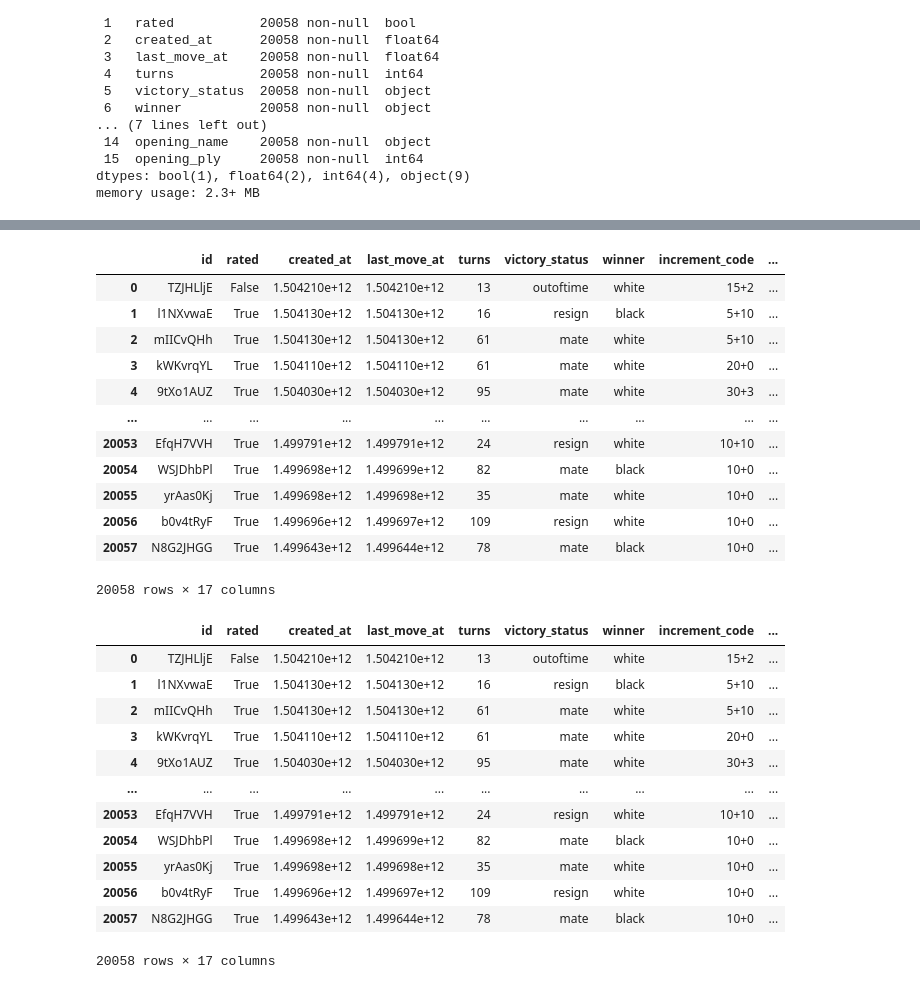
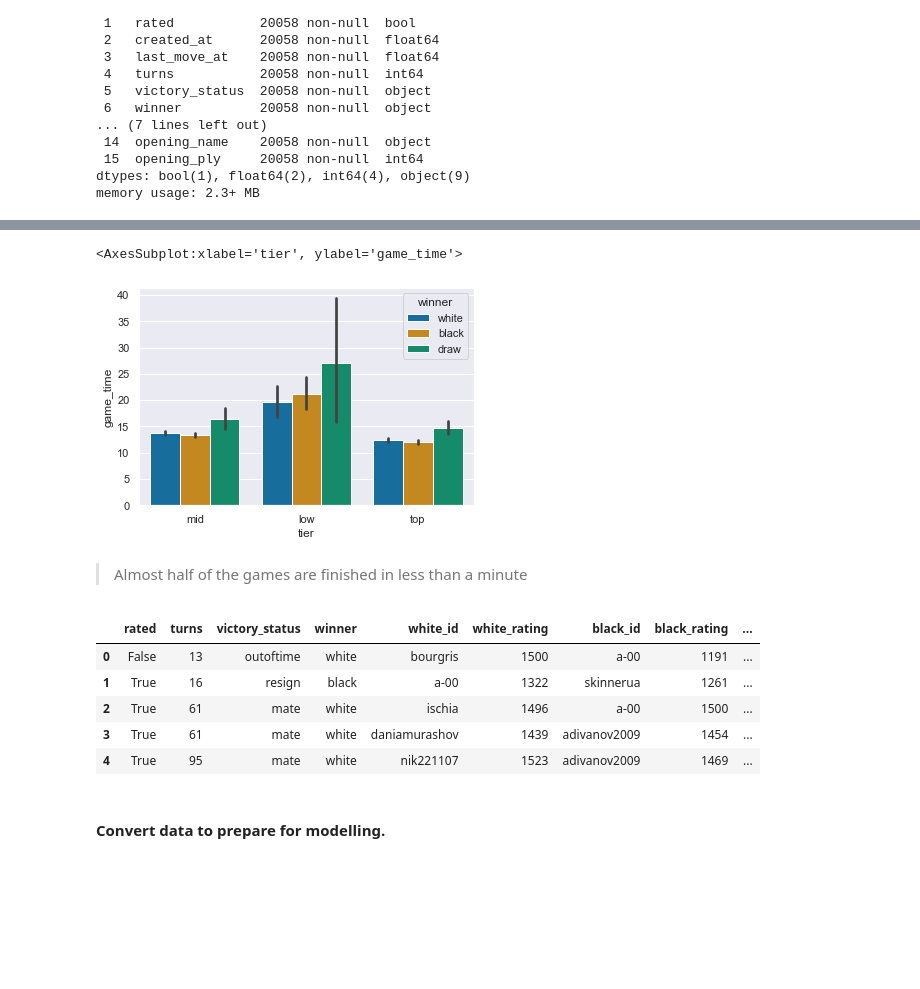
Before and after one commit to salemeid/Tuwaiq-DS-my-project, a Jupyter notebook: Chess_Winning_Move.ipynb, the cells around one changed output, grey strips where cells are left out. Cells and saved outputs as stored; diff of their text form; code cells hidden in the pictures; blank space fills up the shorter version.

```diff
--- a/Chess_Winning_Move.ipynb
+++ b/Chess_Winning_Move.ipynb
@@ -143,0 +226,4 @@ df2['ratings_diff'] = df2['white_rating']-df2['black_rating']
+# %%
+# let's split the move name and concatante the first two words ~
+df['opening_name'] = df['opening_name'].str.split(' ').str[0:2]
+df['opening_name'] = df.opening_name.apply(lambda x: ' '.join([str(i).replace(':','') for i in x]))
@@ -143,0 +271,16 @@ df2['ratings_diff'] = df2['white_rating']-df2['black_rating']
+# %%
+# create a list of our conditions
+conditions = [
+    ((df['white_rating']+df['black_rating']) / 2 < 1200),
+    ((df['white_rating']+df['black_rating']) / 2 >= 1200) & ((df['white_rating']+df['black_rating']) / 2 <= 1800),
+    ((df['white_rating']+df['black_rating']) / 2 > 1800)
+    ]
+
+# create a list of the values we want to assign for each condition
+values = ['low', 'mid', 'top']
+
+# create a new column and use np.select to assign values to it using our lists as arguments
+df['tier'] = np.select(conditions, values)
+
+# display updated DataFrame
+df.tail()
@@ -143,0 +330,2 @@ df2['ratings_diff'] = df2['white_rating']-df2['black_rating']
+# %%
+df2 = df.drop(['id','created_at','last_move_at','created_at_dt','last_move_at_dt','increment_code','moves','opening_eco'],axis=1)
@@ -194,2 +419,0 @@ df2['opening_name'].nunique()
-# %%
-df2['opening_name_shrt'] =df2['opening_name'].str.split(":")
@@ -196,16 +425,16 @@ df2['opening_name_shrt'] =df2['opening_name'].str.split(":")
+# %%
+sns.barplot(y='game_time',x='tier',hue='winner',data=df2,palette="colorblind")
+# %% [output]
+<AxesSubplot:xlabel='tier', ylabel='game_time'>
+[figure, added]
+# %% [markdown]
+> Almost half of the games are finished in less than a minute
 # %%
-df2
+df2.head()
 # %% [output]
-|  | id | rated | created_at | last_move_at | turns | victory_status | winner | increment_code | ... |
-| 0 | TZJHLljE | False | 1.504210e+12 | 1.504210e+12 | 13 | outoftime | white | 15+2 | ... |
-| 1 | l1NXvwaE | True | 1.504130e+12 | 1.504130e+12 | 16 | resign | black | 5+10 | ... |
-| 2 | mIICvQHh | True | 1.504130e+12 | 1.504130e+12 | 61 | mate | white | 5+10 | ... |
-| 3 | kWKvrqYL | True | 1.504110e+12 | 1.504110e+12 | 61 | mate | white | 20+0 | ... |
-| 4 | 9tXo1AUZ | True | 1.504030e+12 | 1.504030e+12 | 95 | mate | white | 30+3 | ... |
-| ... | ... | ... | ... | ... | ... | ... | ... | ... | ... |
-| 20053 | EfqH7VVH | True | 1.499791e+12 | 1.499791e+12 | 24 | resign | white | 10+10 | ... |
-| 20054 | WSJDhbPl | True | 1.499698e+12 | 1.499699e+12 | 82 | mate | black | 10+0 | ... |
-| 20055 | yrAas0Kj | True | 1.499698e+12 | 1.499698e+12 | 35 | mate | white | 10+0 | ... |
-| 20056 | b0v4tRyF | True | 1.499696e+12 | 1.499697e+12 | 109 | resign | white | 10+0 | ... |
-| 20057 | N8G2JHGG | True | 1.499643e+12 | 1.499644e+12 | 78 | mate | black | 10+0 | ... |
+|  | rated | turns | victory_status | winner | white_id | white_rating | black_id | black_rating | ... |
+| 0 | False | 13 | outoftime | white | bourgris | 1500 | a-00 | 1191 | ... |
+| 1 | True | 16 | resign | black | a-00 | 1322 | skinnerua | 1261 | ... |
+| 2 | True | 61 | mate | white | ischia | 1496 | a-00 | 1500 | ... |
+| 3 | True | 61 | mate | white | daniamurashov | 1439 | adivanov2009 | 1454 | ... |
+| 4 | True | 95 | mate | white | nik221107 | 1523 | adivanov2009 | 1469 | ... |
-20058 rows × 17 columns
@@ -214,16 +441,2 @@ df2['rated']= df2.rated.replace('True',0)
-# %%
-df2
-# %% [output]
-|  | id | rated | created_at | last_move_at | turns | victory_status | winner | increment_code | ... |
-| 0 | TZJHLljE | False | 1.504210e+12 | 1.504210e+12 | 13 | outoftime | white | 15+2 | ... |
-| 1 | l1NXvwaE | True | 1.504130e+12 | 1.504130e+12 | 16 | resign | black | 5+10 | ... |
-| 2 | mIICvQHh | True | 1.504130e+12 | 1.504130e+12 | 61 | mate | white | 5+10 | ... |
-| 3 | kWKvrqYL | True | 1.504110e+12 | 1.504110e+12 | 61 | mate | white | 20+0 | ... |
-| 4 | 9tXo1AUZ | True | 1.504030e+12 | 1.504030e+12 | 95 | mate | white | 30+3 | ... |
-| ... | ... | ... | ... | ... | ... | ... | ... | ... | ... |
-| 20053 | EfqH7VVH | True | 1.499791e+12 | 1.499791e+12 | 24 | resign | white | 10+10 | ... |
-| 20054 | WSJDhbPl | True | 1.499698e+12 | 1.499699e+12 | 82 | mate | black | 10+0 | ... |
-| 20055 | yrAas0Kj | True | 1.499698e+12 | 1.499698e+12 | 35 | mate | white | 10+0 | ... |
-| 20056 | b0v4tRyF | True | 1.499696e+12 | 1.499697e+12 | 109 | resign | white | 10+0 | ... |
-| 20057 | N8G2JHGG | True | 1.499643e+12 | 1.499644e+12 | 78 | mate | black | 10+0 | ... |
-20058 rows × 17 columns
+# %% [markdown]
+#### Convert data to prepare for modelling.
```
Also changed, not shown: parts of 174 cells of this notebook, 2 other files.
